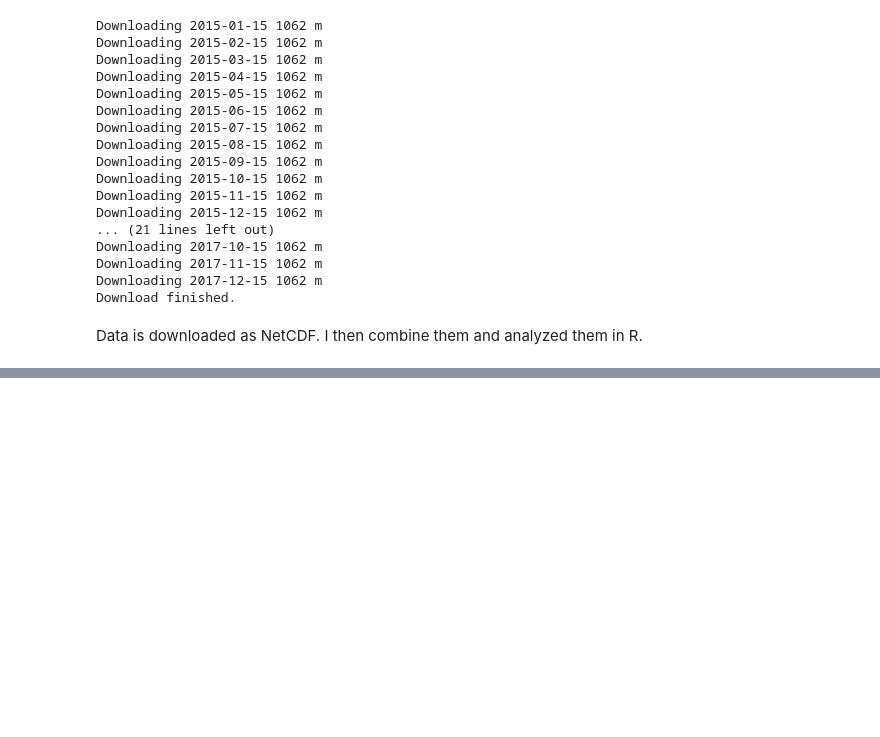
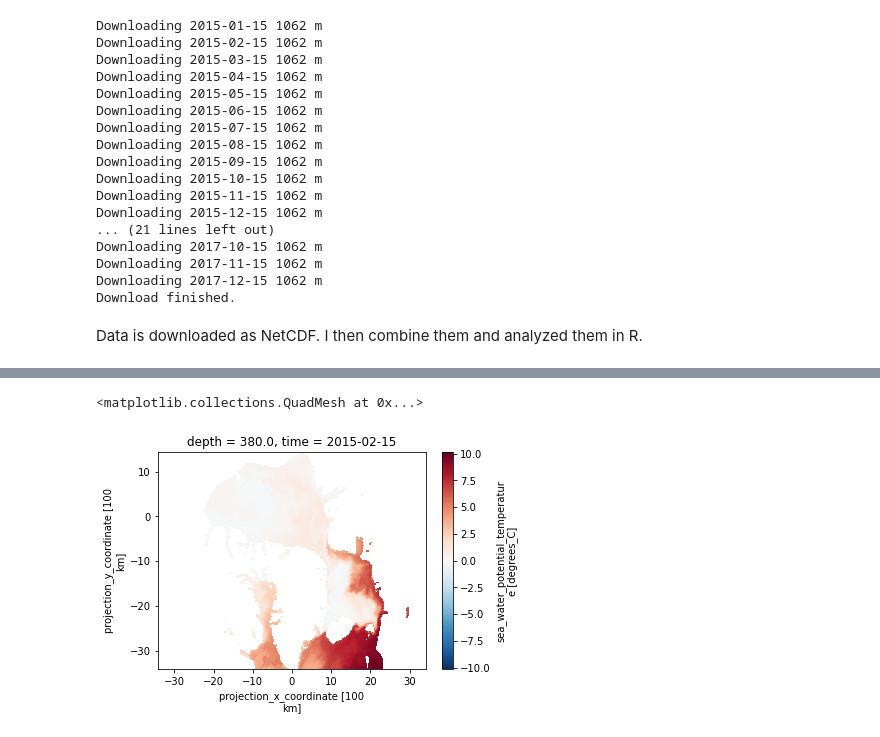
Before and after one commit to PierrePriou/PanArctic_DSL, a Jupyter notebook: PanArctic_DSL_download_CMEMS.ipynb, the cells around one changed output, grey strips where cells are left out. Saved outputs shown, nothing was run; the diff lists cells and outputs as text; code cells hidden in the pictures; blank space fills up the shorter version.

```diff
--- a/PanArctic_DSL_download_CMEMS.ipynb
+++ b/PanArctic_DSL_download_CMEMS.ipynb
@@ -134,0 +140,4 @@ Data is downloaded as NetCDF. I then combine them and analyzed them in R.
+# %%
+# Open and read a file
+DS = xr.open_dataset(OUTPUT_DIRECTORY + "/20150215_380m_phy_CMEMS.nc")
+print(DS)
@@ -134,0 +162,6 @@ Data is downloaded as NetCDF. I then combine them and analyzed them in R.
+# %%
+# Plot map of potential temperature at 380 m for Feburary 2015
+DS.thetao.sel().plot()
+# %% [output]
+<matplotlib.collections.QuadMesh at 0x...>
+[figure, added]
```
Also changed, not shown: parts of 3 cells of this notebook.
